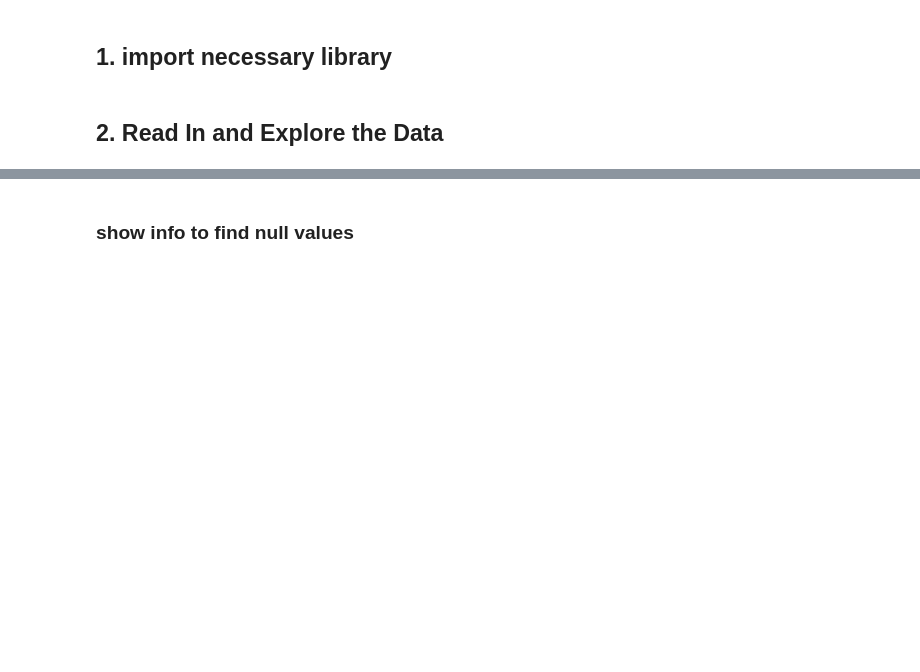
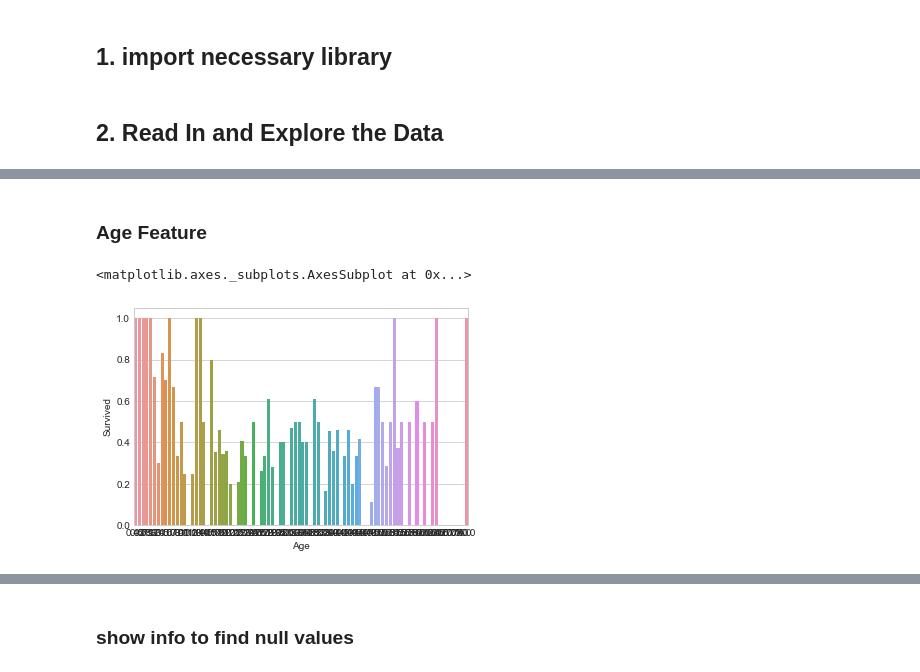
Before and after one commit to toon159/INT638, a Jupyter notebook: INT638.ipynb, the cells around one changed output, grey strips where cells are left out. Drawn from its saved outputs; the diff is of its cells as text; code cells hidden in the pictures; blank space fills up the shorter version.

```diff
--- a/INT638.ipynb
+++ b/INT638.ipynb
@@ -81,0 +127,7 @@ df.describe(include='all')
+# %% [markdown]
+### Age Feature
+# %%
+sns.barplot(df['Age'], df['Survived'], data=df, ci=5)
+# %% [output]
+<matplotlib.axes._subplots.AxesSubplot at 0x...>
+[figure, added]
```
Also changed, not shown: parts of 32 cells of this notebook.
